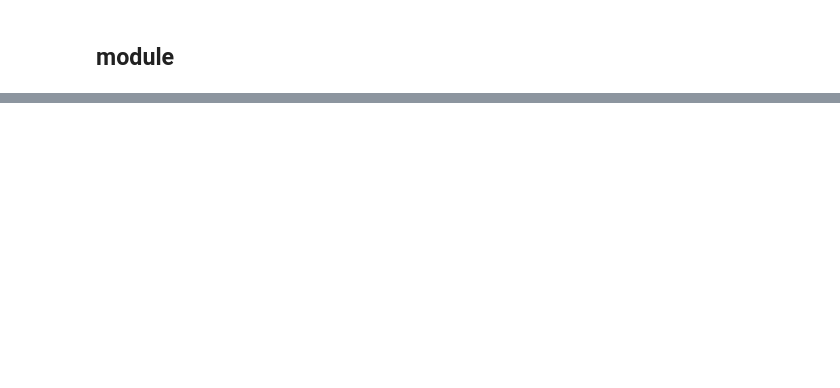
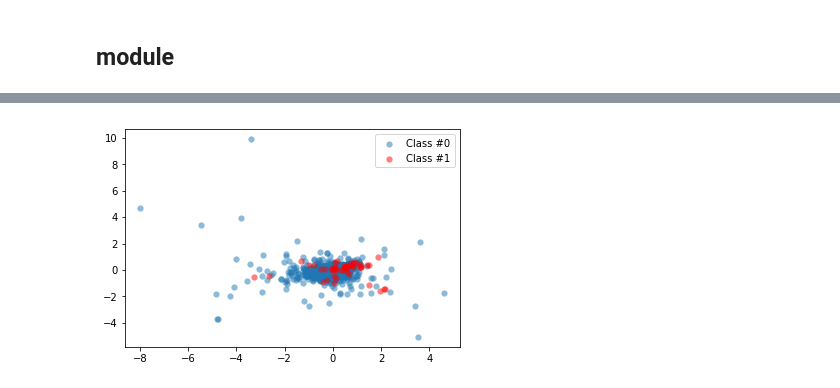
Before and after one commit to ttobaegi/AnomalyDetection, a Jupyter notebook: FraudDetection/1_FraudDetection&ImbalancedClassification.ipynb, the cells around one changed output, grey strips where cells are left out. Cells and saved outputs as stored; diff of their text form; code cells hidden in the pictures; blank space fills up the shorter version.

```diff
--- a/FraudDetection/1_FraudDetection&ImbalancedClassification.ipynb
+++ b/FraudDetection/1_FraudDetection&ImbalancedClassification.ipynb
@@ -56,0 +76,26 @@ ModuleNotFoundError: No module named 'imblearn'
+# %%
+ch1 = data / 'chapter_1'
+cc1_file = ch1 / 'creditcard_sampledata.csv'
+cc3_file = ch1 / 'creditcard_sampledata_3.csv'
+
+# using labeled data
+ch2 = data / 'chapter_2'
+cc2_file = ch2 / 'creditcard_sampledata_2.csv'
+
+# using unlabeled data
+ch3 = data / 'chapter_3'
+banksim_file = ch3 / 'banksim.csv'
+banksim_adj_file = ch3 / 'banksim_adj.csv'
+db_full_file = ch3 / 'db_full.pickle'
+labels_file = ch3 / 'labels.pickle'
+labels_full_file = ch3 / 'labels_full.pickle'
+x_scaled_file = ch3 / 'x_scaled.pickle'
+x_scaled_full_file = ch3 / 'x_scaled_full.pickle'
+
+# using text
+ch4 = data / 'chapter_4'
+enron_emails_clean_file = ch4 / 'enron_emails_clean.csv'
+cleantext_file = ch4 / 'cleantext.pickle'
+corpus_file = ch4 / 'corpus.pickle'
+dict_file = ch4 / 'dict.pickle'
+ldamodel_file = ch4 / 'ldamodel.pickle'
@@ -56,0 +175,8 @@ ModuleNotFoundError: No module named 'imblearn'
+# %%
+# V26, 27
+plt.scatter(X[y == 0, 26 ], X[y == 0, 27], label="Class #0", alpha=0.5, linewidth=0.15)
+plt.scatter(X[y == 1, 26 ], X[y == 1, 27], label="Class #1", alpha=0.5, linewidth=0.15, c='r') #color
+plt.legend()
+plt.show()
+# %% [output]
+[figure, added]
```
Also changed, not shown: parts of 18 cells of this notebook.
